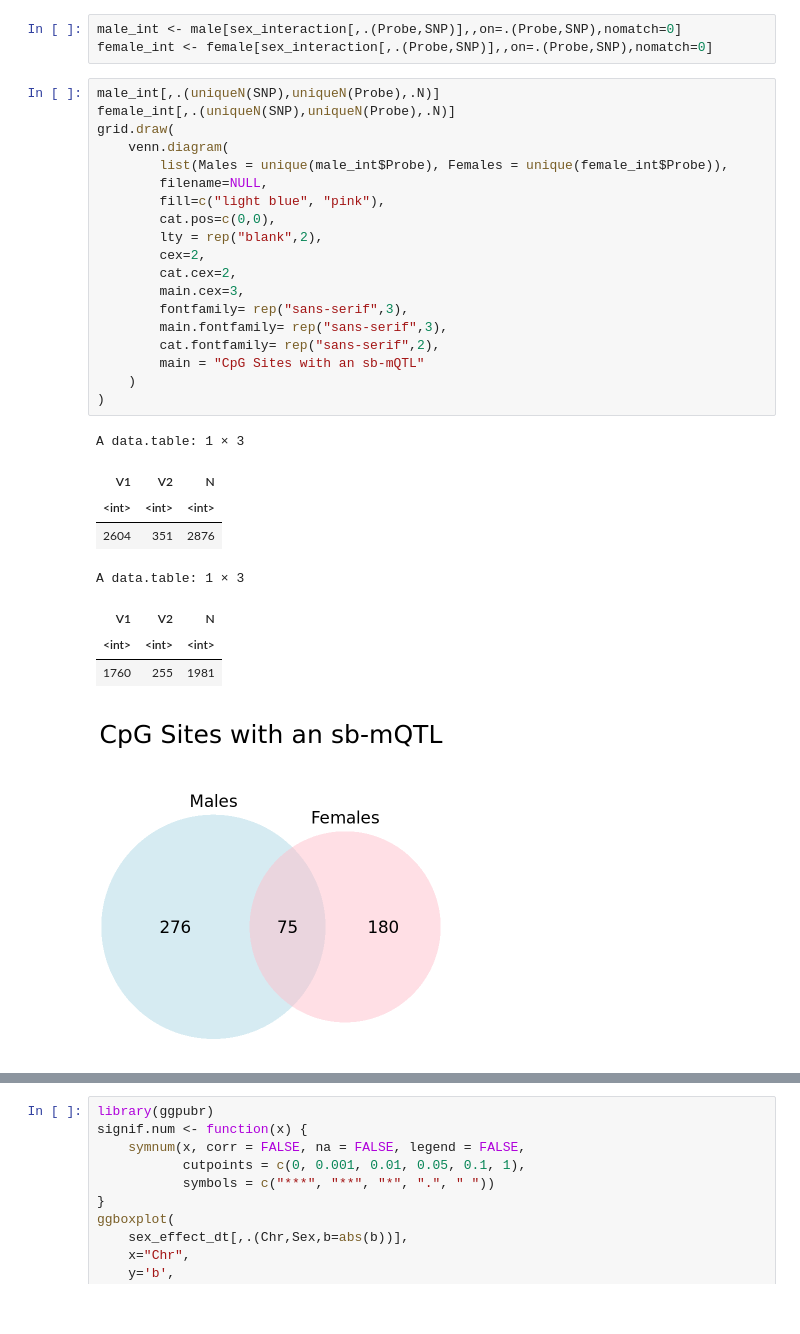
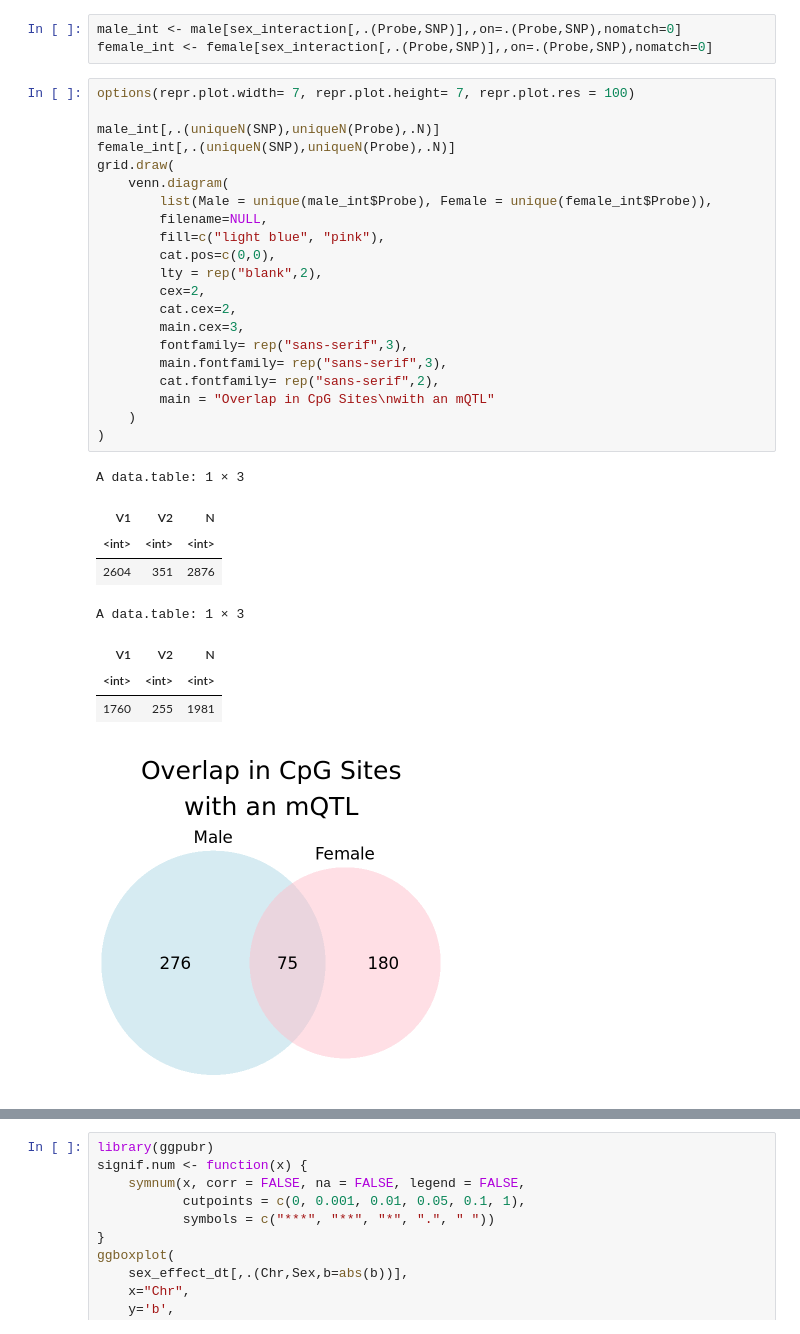
Before and after one commit to wilcas/sex_specific_mQTL, a Jupyter notebook: delahaye_mQTL_analyses/bonf_mQTL_exploration.ipynb, the cells around one changed output, grey strips where cells are left out. Cells and saved outputs as stored; diff of their text form.

```diff
--- a/delahaye_mQTL_analyses/bonf_mQTL_exploration.ipynb
+++ b/delahaye_mQTL_analyses/bonf_mQTL_exploration.ipynb
@@ -39,34 +39,36 @@ marginal < -fread(here("data", "delahaye_richs_marginal_bonf_maf05.txt.gz"))
 male_int <- male[sex_interaction[,.(Probe,SNP)],,on=.(Probe,SNP),nomatch=0]
 female_int <- female[sex_interaction[,.(Probe,SNP)],,on=.(Probe,SNP),nomatch=0]
 # %%
+options(repr.plot.width= 7, repr.plot.height= 7, repr.plot.res = 100)
+
 male_int[,.(uniqueN(SNP),uniqueN(Probe),.N)]
 female_int[,.(uniqueN(SNP),uniqueN(Probe),.N)]
 grid.draw(
     venn.diagram(
-        list(Males = unique(male_int$Probe), Females = unique(female_int$Probe)),
+        list(Male = unique(male_int$Probe), Female = unique(female_int$Probe)),
         filename=NULL,
         fill=c("light blue", "pink"),
         cat.pos=c(0,0),
         lty = rep("blank",2),
         cex=2,
         cat.cex=2,
         main.cex=3,
         fontfamily= rep("sans-serif",3),
         main.fontfamily= rep("sans-serif",3),
         cat.fontfamily= rep("sans-serif",2),
-        main = "CpG Sites with an sb-mQTL"
+        main = "Overlap in CpG Sites\nwith an mQTL"
     )
 )
 # %% [output]
 A data.table: 1 × 3
 | V1 | V2 | N |
 | <int> | <int> | <int> |
 | 2604 | 351 | 2876 |
 A data.table: 1 × 3
 | V1 | V2 | N |
 | <int> | <int> | <int> |
 | 1760 | 255 | 1981 |
-[figure, old version]
+[figure, new version]
 # %%
 grid.draw(
     venn.diagram(
```
Also changed, not shown: parts of 7 cells of this notebook, 2 other files.
